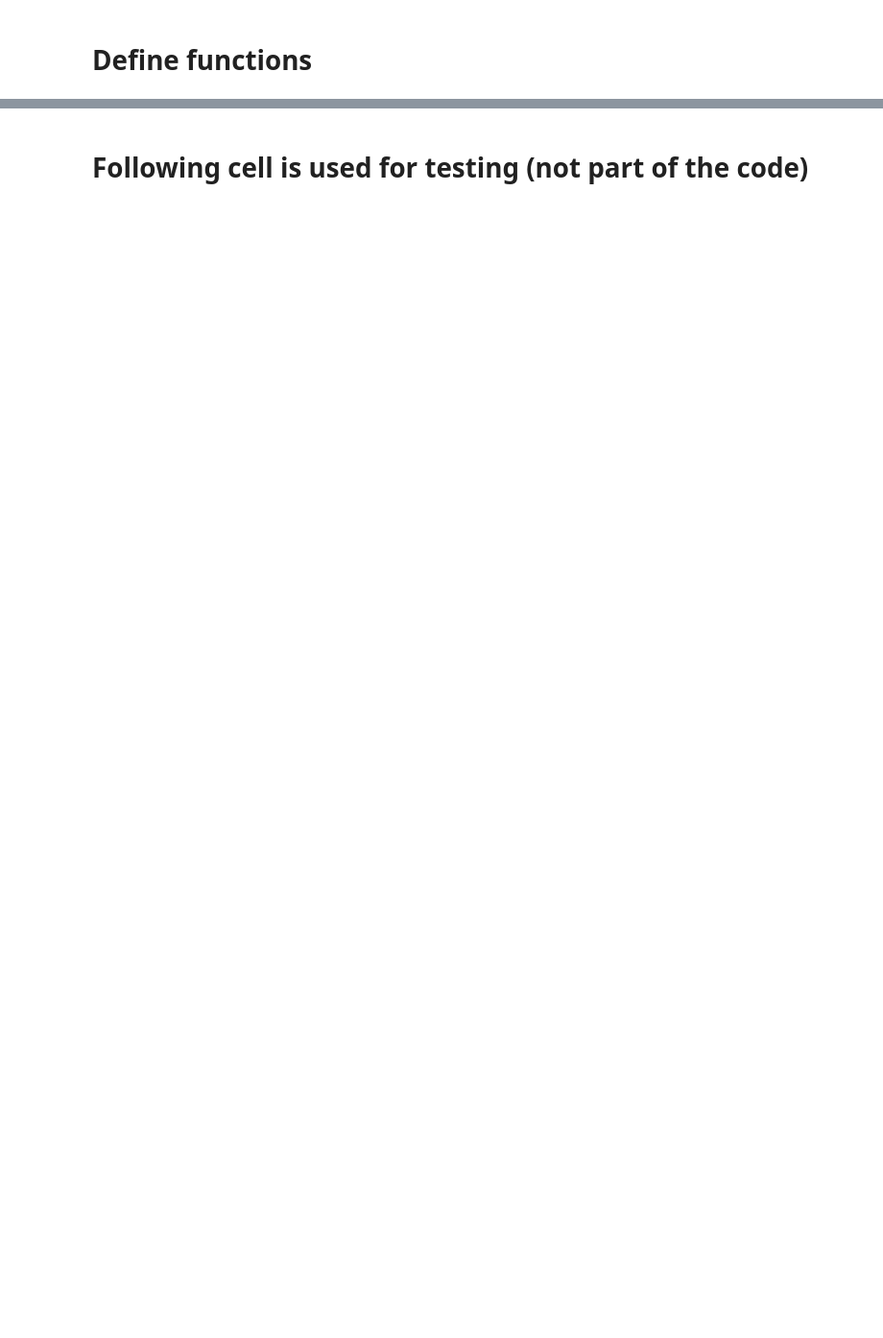
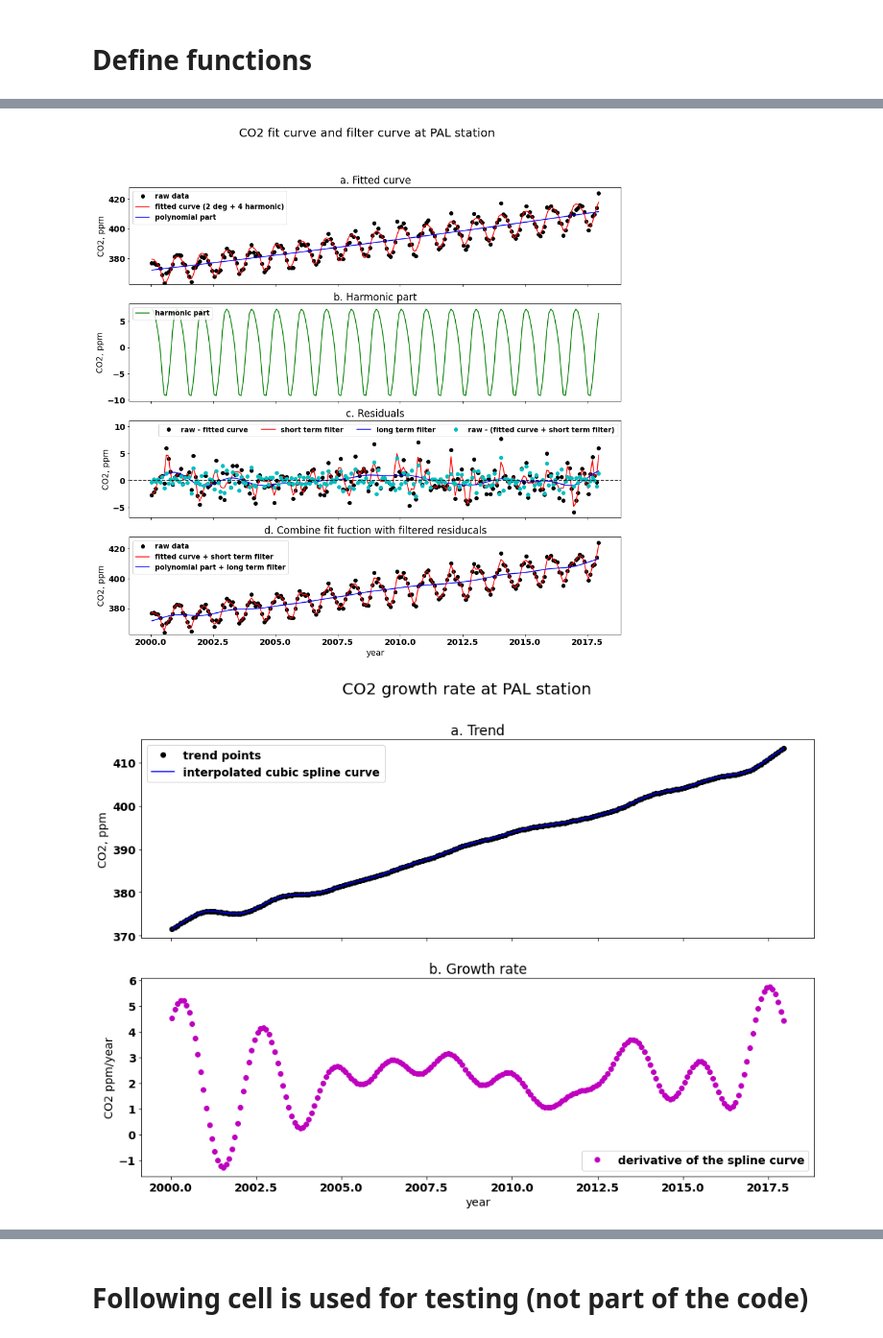
Before and after one commit to ZWsourcecode/co2, a Jupyter notebook: code/fit_filter_noaa.ipynb, the cells around one changed output, grey strips where cells are left out. Shown at 96% size. Saved outputs shown, nothing was run; the diff lists cells and outputs as text; code cells hidden in the pictures; blank space fills up the shorter version.

```diff
--- a/code/fit_filter_noaa.ipynb
+++ b/code/fit_filter_noaa.ipynb
@@ -384,14 +36,0 @@ for file in filenames:
-# %%
-# set path of input and output
-IN_PATH = "../data/ctracker_model/input129/"
-OUT_PATH = "../data/ctracker_model/output129/"
-
-# decide if plot, and which station
-ifplot = 1
-station_patten = "abp"
-station = "ABP"
-
-# apply fit function and filter to CO2 data at each station
-filenames = listdir(IN_PATH)
-for file in filenames:
-    apply_fit_filter(IN_PATH, file, OUT_PATH, ifplot, station_patten, station)
@@ -489,0 +309,17 @@ df_co2rate_cal.to_csv(OUT_PATH + "CT2018_cal_co2rate_2000_2017_monthly_fullgloba
+# %%
+# set path of input and output
+IN_PATH = "../data/ctracker_model/input182/"
+OUT_PATH = "../data/ctracker_model/output182/"
+
+# decide if plot, and which station
+ifplot = 1
+station_patten = "_pal_"
+station = "PAL"
+
+# apply fit function and filter to CO2 data at each station
+filenames = listdir(IN_PATH)
+for file in filenames:
+    apply_fit_filter(IN_PATH, file, OUT_PATH, ifplot, station_patten, station)
+# %% [output]
+[figure, added]
+[figure, added]
```
Also changed, not shown: parts of 36 cells of this notebook.
